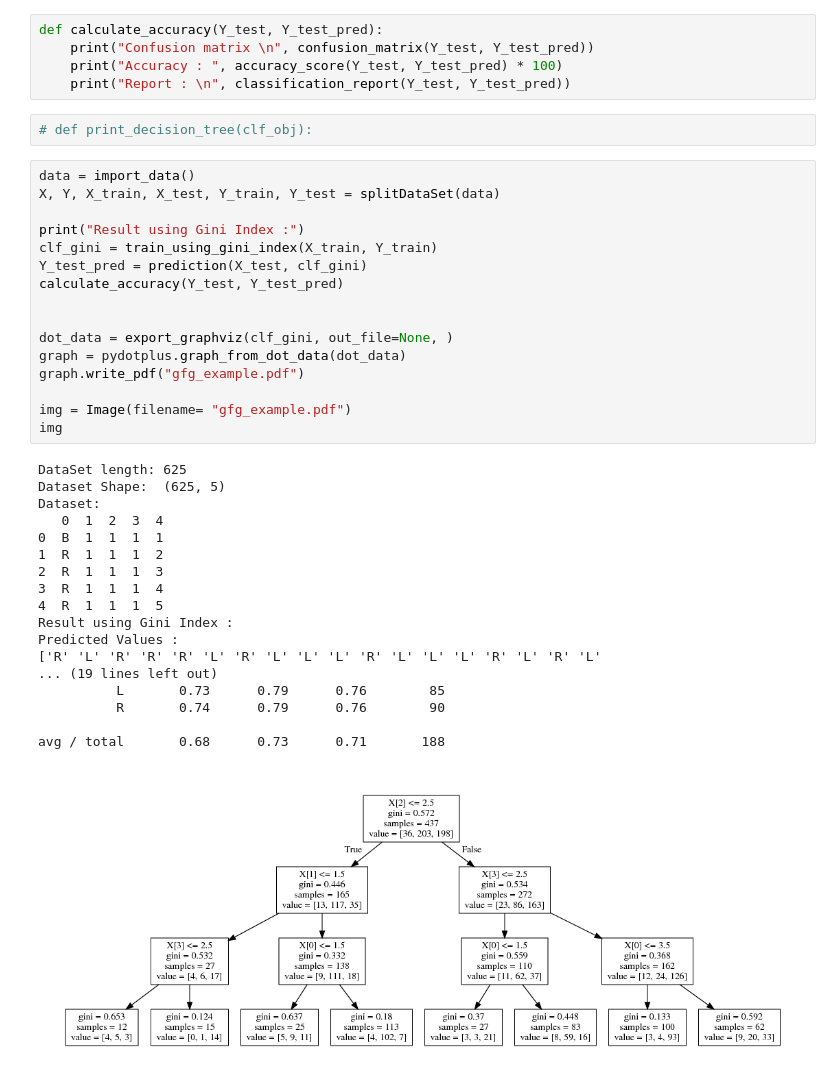
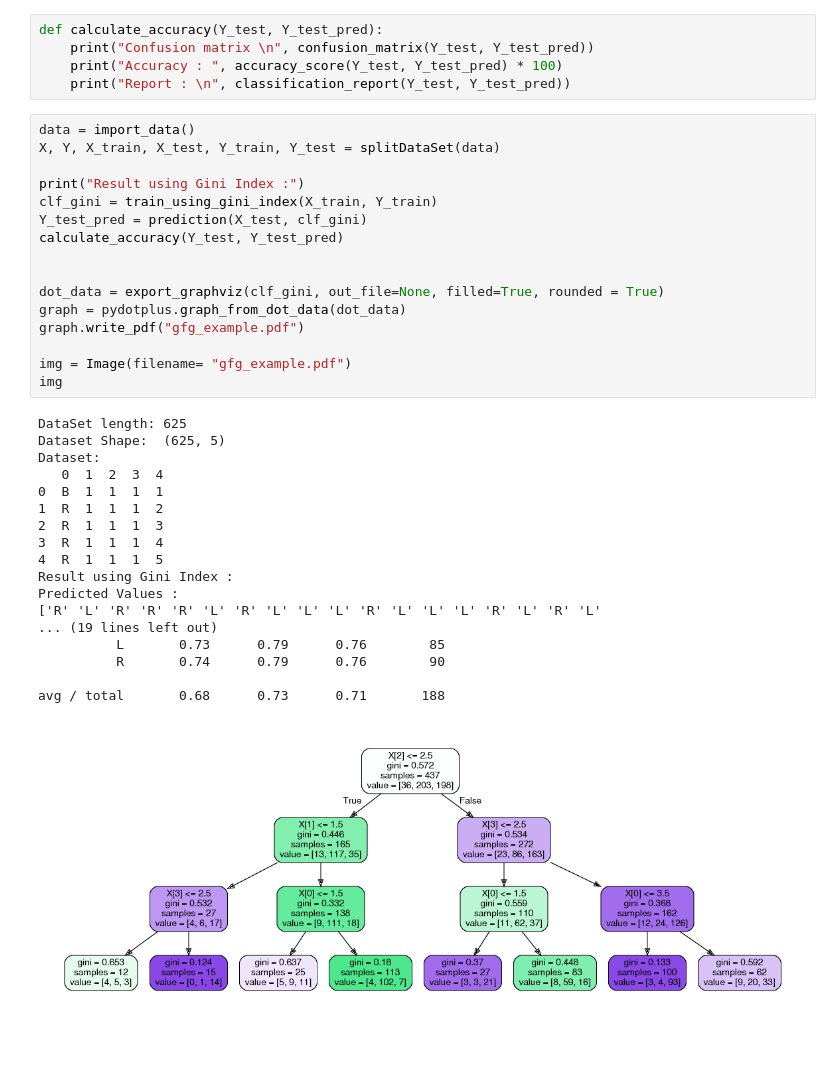
Before and after one commit to deepakkasera/Machine-Learning, a Jupyter notebook: Decision Tree/DecisionTree-2.ipynb, the cells around one changed output. Saved outputs shown, nothing was run; the diff lists cells and outputs as text; blank space fills up the shorter version.

```diff
--- a/Decision Tree/DecisionTree-2.ipynb
+++ b/Decision Tree/DecisionTree-2.ipynb
@@ -47,40 +47,38 @@ def calculate_accuracy(Y_test, Y_test_pred):
     print("Confusion matrix \n", confusion_matrix(Y_test, Y_test_pred))
     print("Accuracy : ", accuracy_score(Y_test, Y_test_pred) * 100)
     print("Report : \n", classification_report(Y_test, Y_test_pred))
-# %%
-# def print_decision_tree(clf_obj):
 # %%
 data = import_data()
 X, Y, X_train, X_test, Y_train, Y_test = splitDataSet(data)
 
 print("Result using Gini Index :")
 clf_gini = train_using_gini_index(X_train, Y_train)
 Y_test_pred = prediction(X_test, clf_gini)
 calculate_accuracy(Y_test, Y_test_pred)
 
 
-dot_data = export_graphviz(clf_gini, out_file=None, )
+dot_data = export_graphviz(clf_gini, out_file=None, filled=True, rounded = True)
 graph = pydotplus.graph_from_dot_data(dot_data)
 graph.write_pdf("gfg_example.pdf")
 
 img = Image(filename= "gfg_example.pdf")
 img
 # %% [output]
 DataSet length: 625
 Dataset Shape:  (625, 5)
 Dataset:
    0  1  2  3  4
 0  B  1  1  1  1
 1  R  1  1  1  2
 2  R  1  1  1  3
 3  R  1  1  1  4
 4  R  1  1  1  5
 Result using Gini Index :
 Predicted Values :
 ['R' 'L' 'R' 'R' 'R' 'L' 'R' 'L' 'L' 'L' 'R' 'L' 'L' 'L' 'R' 'L' 'R' 'L'
 ... (19 lines left out)
           L       0.73      0.79      0.76        85
           R       0.74      0.79      0.76        90
 
 avg / total       0.68      0.73      0.71       188
-[figure, old version]
+[figure, new version]
```
Also changed, not shown: 2 other files.
